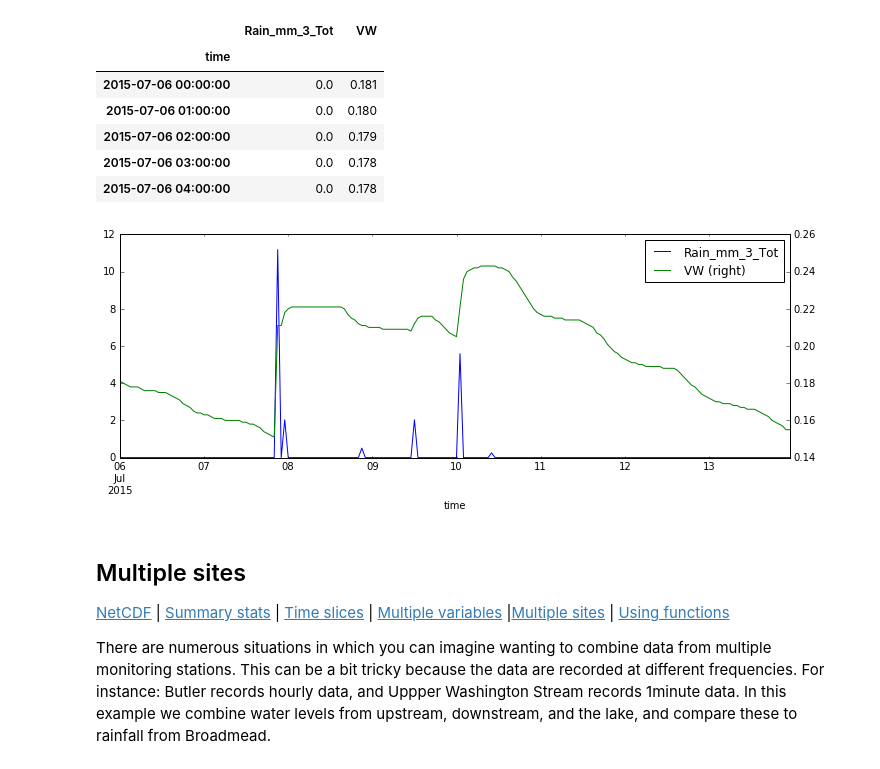
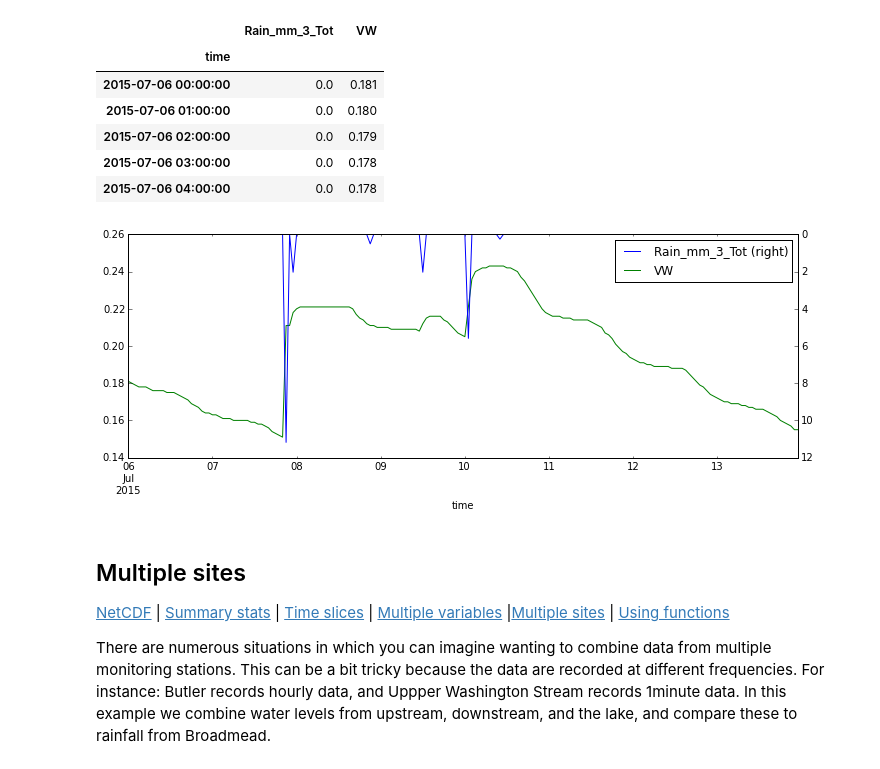
Before and after one commit to jsignell/intro-to-netcdf, a Jupyter notebook: Intro to Python.ipynb, the cells around one changed output. Drawn from its saved outputs; the diff is of its cells as text; code cells hidden in the pictures.

```diff
--- a/Intro to Python.ipynb
+++ b/Intro to Python.ipynb
@@ -215,10 +215,11 @@ df.head()
 | 2015-07-06 04:00:00 | 0.0 | 0.178 |
 # %%
 # plot on left and right axes
-df.plot(secondary_y='VW', figsize=(12,4))
+df.plot(secondary_y='Rain_mm_3_Tot', figsize=(12,4))
+plt.ylim(12,0)
 plt.show()
 # %% [output]
-[figure, old version]
+[figure, new version]
 # %% [markdown]
 ## Multiple sites
 [NetCDF](#NetCDF) | [Summary stats](#Summary-stats) | [Time slices](#Time-slices) | [Multiple variables](#Multiple-variables) |[Multiple sites](#Multiple-sites) | [Using functions](#Using-functions)
```
Also changed, not shown: parts of 8 cells of this notebook.
